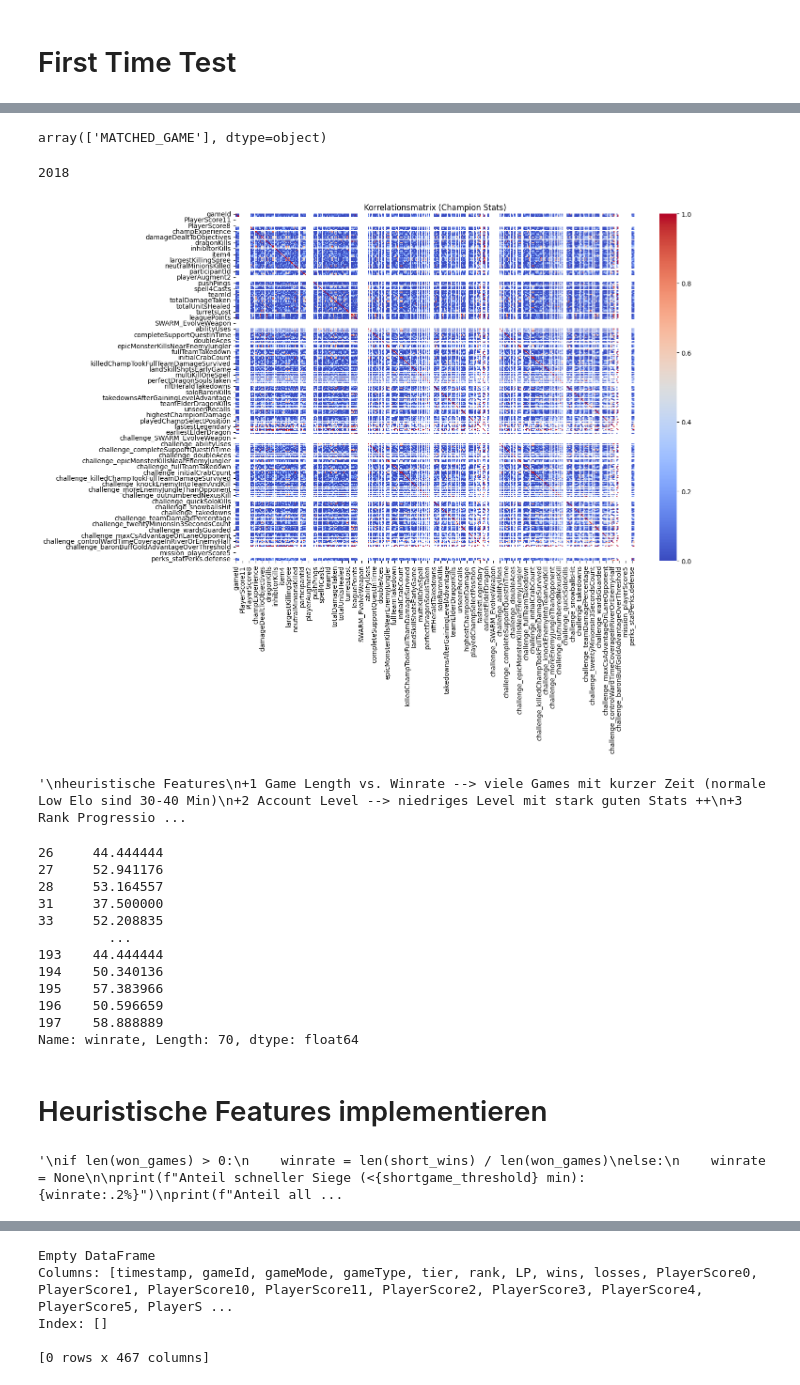
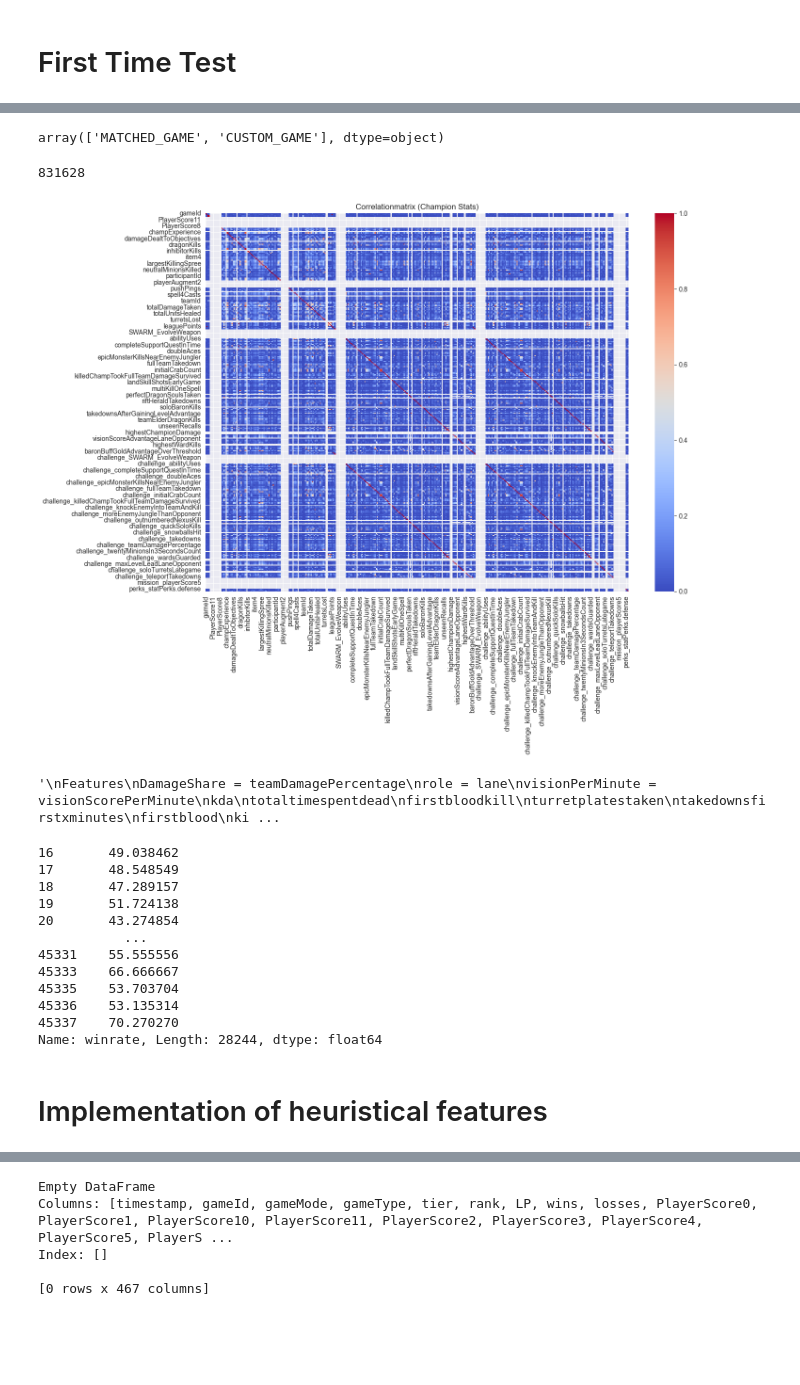
Before and after one commit to EnesSabi/Research_CheatDetection_with_ML, a Jupyter notebook: Models/Notebook 1.ipynb, the cells around one changed output, grey strips where cells are left out. Saved outputs shown, nothing was run; the diff lists cells and outputs as text; code cells hidden in the pictures; blank space fills up the shorter version.

```diff
--- a/Models/Notebook 1.ipynb
+++ b/Models/Notebook 1.ipynb
@@ -30,6 +25,6 @@ INFO
 # %%
 script_dir = os.getcwd()
-#file_path = os.path.join(script_dir, "..", "JSONS", "all_matches.json")
-file_path = "/work/all_matches.json"
+file_path = os.path.join(script_dir, "..", "JSONS", "all_matches.json")
+#file_path = "/work/all_matches.json" --> for DeepNote
 all_rows = []
 # %%
@@ -176,5 +185,5 @@ df.tail()
 df['tier'].unique()
 df['gameType'].unique()
 # %% [output]
-array(['MATCHED_GAME'], dtype=object)
+array(['MATCHED_GAME', 'CUSTOM_GAME'], dtype=object)
 # %%
@@ -182,30 +191,29 @@ with open('/work/features_columns.json', 'w', encoding='utf-8') as f:
     json.dump(list(df.columns), f, ensure_ascii=False, indent=2)
 # %%
 print(df.isna().sum().sum())
-#print(df.info)
 # %% [output]
-2018
+831628
 # %%
 # Dropping non-numeric columns to compute the correlation matrix
 numeric_df = df.select_dtypes(include=['number'])
 
 # Compute the correlation matrix for numerical columns
 correlation_matrix = numeric_df.corr()
 
 plt.figure(figsize=(15, 12))
 sns.heatmap(correlation_matrix,
             annot=False,
             cmap="coolwarm",
             vmin=0,
             vmax=1,
             fmt=".3f",
             cbar=True
             )
-plt.title("Korrelationsmatrix (Champion Stats)")
+plt.title("Correlationmatrix (Champion Stats)")
 plt.tight_layout()
 plt.show()
 # %% [output]
-[figure, old version]
+[figure, new version]
 # %%
 c_matrix = correlation_matrix.abs()
 intervals = np.arange(0, 1.1, 0.1)
@@ -261,11 +269,6 @@ summonerlevel
 maxcsadvantageonlaneopponent
 visionscoreadvantageonlaneopponent
 
-
-'''
-
-
-'''
 heuristische Features
 +1 Game Length vs. Winrate --> viele Games mit kurzer Zeit (normale Low Elo sind 30-40 Min)
 +2 Account Level --> niedriges Level mit stark guten Stats ++
@@ -296,9 +299,9 @@ Info
 
 '''
 # %% [output]
-'\nheuristische Features\n+1 Game Length vs. Winrate --> viele Games mit kurzer Zeit (normale Low Elo sind 30-40 Min)\n+2 Account Level --> niedriges Level mit stark guten Stats ++\n+3 Rank Progressio ...
+'\nFeatures\nDamageShare = teamDamagePercentage\nrole = lane\nvisionPerMinute = visionScorePerMinute\nkda\ntotaltimespentdead\nfirstbloodkill\nturretplatestaken\ntakedownsfirstxminutes\nfirstblood\nki ...
 # %%
-#New Features
+# New Features
 df["damagePerGold"] = df["totalDamageDealtToChampions"] / df["goldEarned"]
 df["carryScore"] =  (df["kda"] * df["totalDamageDealtToChampions"] * df["goldEarned"]) /  (df["timePlayed"]/60)
 df["efficiencyScore"] = df["kda"] * df["damagePerGold"] * df["visionScorePerMinute"]
@@ -334,28 +337,27 @@ df_ranked = df_ranked[df_ranked["eligibleForProgression"] == True].copy()
 
 print(df_ranked["winrate"])
 
-# Definiert wurde: Winrate, KDA/rank, damagePerGold, carryScore, efficiencyScore
+# Creation: Winrate, KDA/rank, damagePerGold, carryScore, efficiencyScore
 # %% [output]
-26     44.444444
-27     52.941176
-28     53.164557
-31     37.500000
-33     52.208835
-         ...
-193    44.444444
-194    50.340136
-195    57.383966
-196    50.596659
-197    58.888889
-Name: winrate, Length: 70, dtype: float64
+16       49.038462
+17       48.548549
+18       47.289157
+19       51.724138
+20       43.274854
+           ...
+45331    55.555556
+45333    66.666667
+45335    53.703704
+45336    53.135314
+45337    70.270270
+Name: winrate, Length: 28244, dtype: float64
-# %% [markdown]
-# Heuristische Features implementieren
+# %% [markdown]
+# Implementation of heuristical features
 # %%
 #1. Game Length vs. Winrate
-# timePlayed und gameLength ist das Gleiche nur gameLength ist float (genauer?)
 
 def compute_fast_winrate(df):
-    shortgame_threshold = 25 * 60 # Für Sekunden!
+    shortgame_threshold = 25 * 60 # seconds
 
     won_games = df[df['win'] == True]
     short_wins = won_games[won_games['gameLength'] < shortgame_threshold]
@@ -371,17 +373,4 @@ def compute_fast_winrate(df):
 df_fast_stats = df.groupby('puuid').apply(compute_fast_winrate).reset_index()
 
 df_ranked = df_ranked.merge(df_fast_stats[['puuid', 'fast_game_rate']], on='puuid', how='left')
-
-
-'''
-if len(won_games) > 0:
-    winrate = len(short_wins) / len(won_games)
-else:
-    winrate = None
-
-print(f"Anteil schneller Siege (<{shortgame_threshold} min): {winrate:.2%}")
-print(f"Anteil aller kurzen Spiele (<{shortgame_threshold} min): {len(all_fast_games) / len(df):.2%}")
-'''
-# %% [output]
-'\nif len(won_games) > 0:\n    winrate = len(short_wins) / len(won_games)\nelse:\n    winrate = None\n\nprint(f"Anteil schneller Siege (<{shortgame_threshold} min): {winrate:.2%}")\nprint(f"Anteil all ...
 # %%
```
Also changed, not shown: parts of 36 cells of this notebook, 17 other files.
